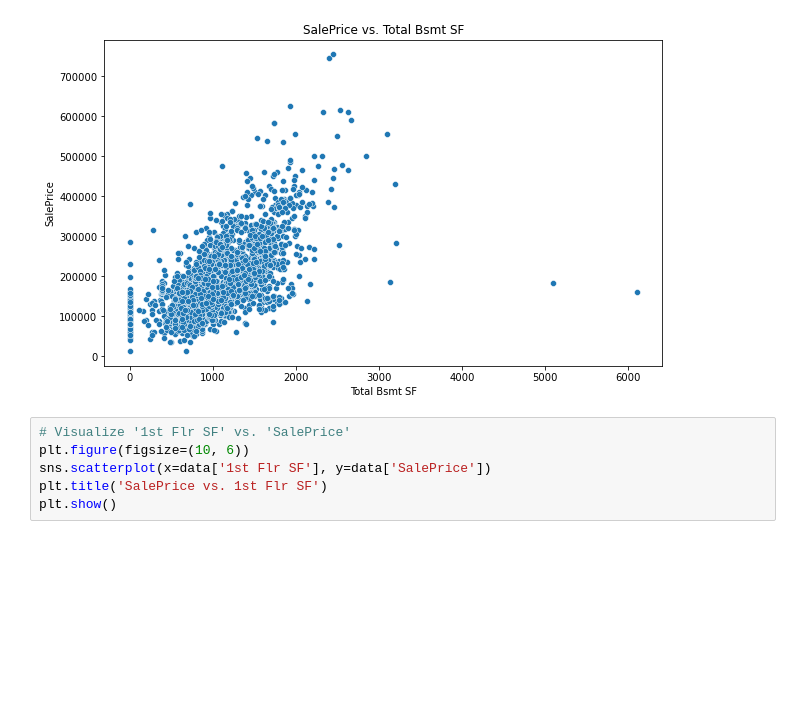
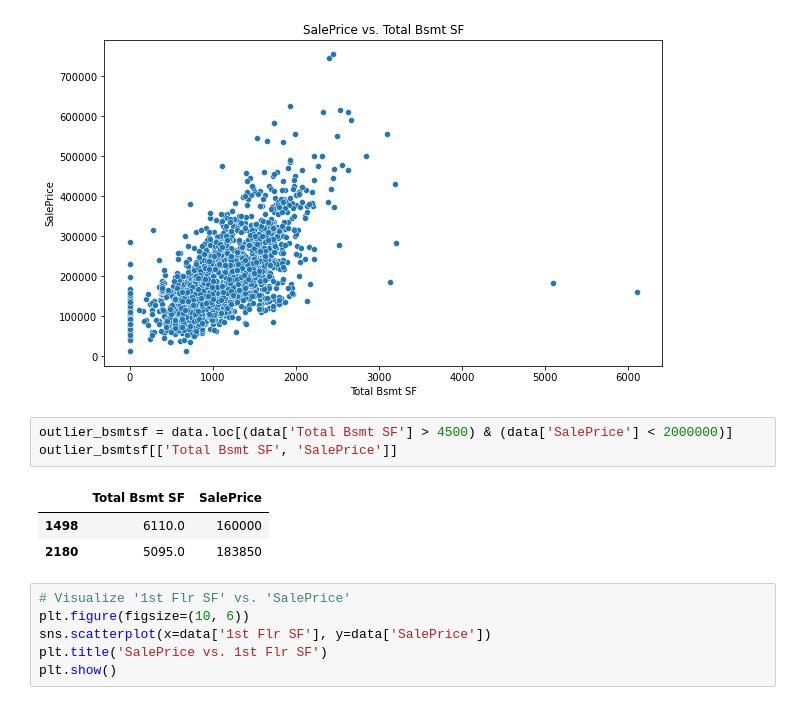
Before and after one commit to ZoieD/Assignment1-ML, a Jupyter notebook: data_preprocessing.ipynb, the cells around one changed output. Saved outputs shown, nothing was run; the diff lists cells and outputs as text; blank space fills up the shorter version.

```diff
--- a/data_preprocessing.ipynb
+++ b/data_preprocessing.ipynb
@@ -197,6 +196,13 @@ plt.title('SalePrice vs. Total Bsmt SF')
 plt.show()
 # %% [output]
 [figure]
+# %%
+outlier_bsmtsf = data.loc[(data['Total Bsmt SF'] > 4500) & (data['SalePrice'] < 2000000)]
+outlier_bsmtsf[['Total Bsmt SF', 'SalePrice']]
+# %% [output]
+|  | Total Bsmt SF | SalePrice |
+| 1498 | 6110.0 | 160000 |
+| 2180 | 5095.0 | 183850 |
 # %%
 # Visualize '1st Flr SF' vs. 'SalePrice'
 plt.figure(figsize=(10, 6))
```
Also changed, not shown: parts of 11 cells of this notebook, 2 other files.
